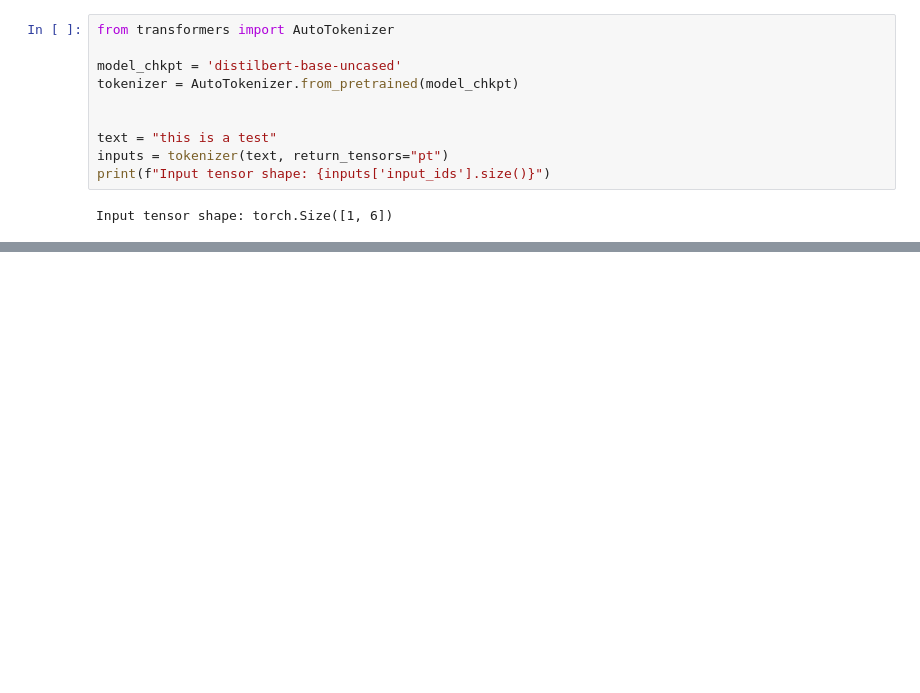
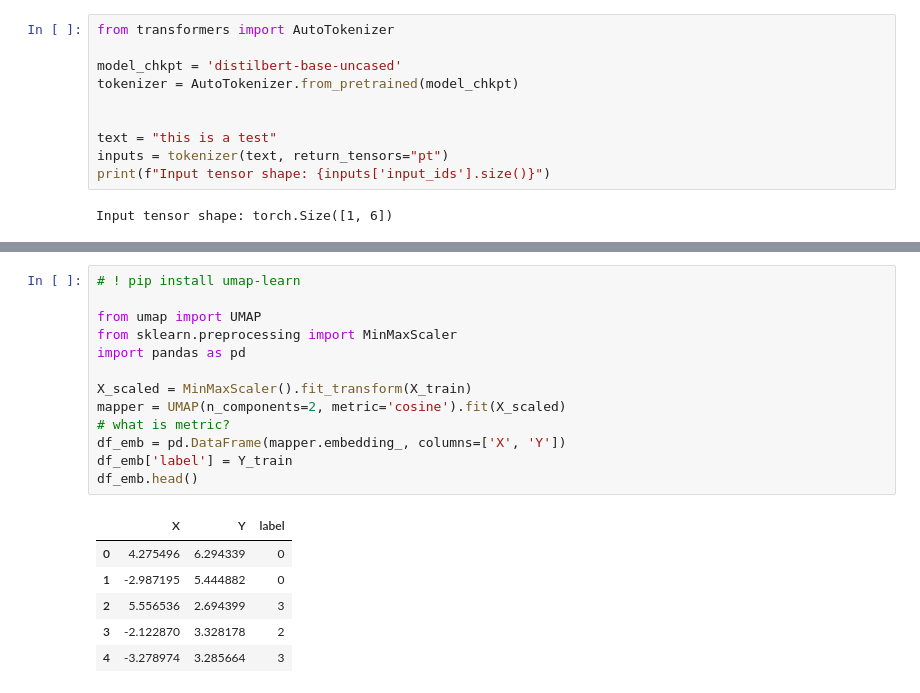
Before and after one commit to aneeshcheriank/study, a Jupyter notebook: Transformers/Text Classification.ipynb, the cells around one changed output, grey strips where cells are left out. Saved outputs shown, nothing was run; the diff lists cells and outputs as text; blank space fills up the shorter version.

```diff
--- a/Transformers/Text Classification.ipynb
+++ b/Transformers/Text Classification.ipynb
@@ -411,0 +427,20 @@ transformers.modeling_outputs.BaseModelOutput
+# %%
+# ! pip install umap-learn
+
+from umap import UMAP
+from sklearn.preprocessing import MinMaxScaler
+import pandas as pd
+
+X_scaled = MinMaxScaler().fit_transform(X_train)
+mapper = UMAP(n_components=2, metric='cosine').fit(X_scaled)
+# what is metric?
+df_emb = pd.DataFrame(mapper.embedding_, columns=['X', 'Y'])
+df_emb['label'] = Y_train
+df_emb.head()
+# %% [output]
+|  | X | Y | label |
+| 0 | 4.275496 | 6.294339 | 0 |
+| 1 | -2.987195 | 5.444882 | 0 |
+| 2 | 5.556536 | 2.694399 | 3 |
+| 3 | -2.122870 | 3.328178 | 2 |
+| 4 | -3.278974 | 3.285664 | 3 |
```
Also changed, not shown: parts of 17 cells of this notebook, 3 other files.
